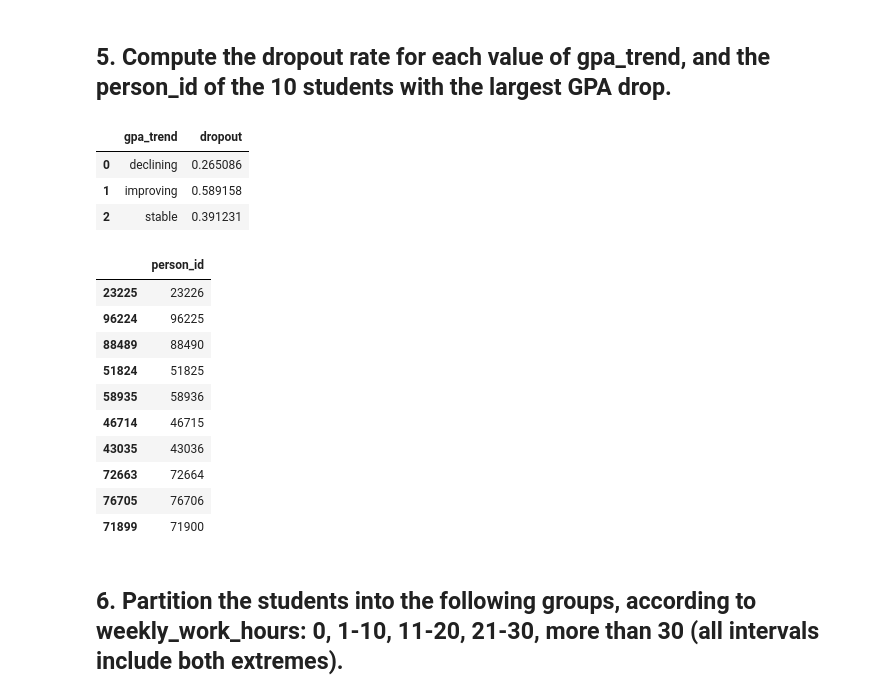
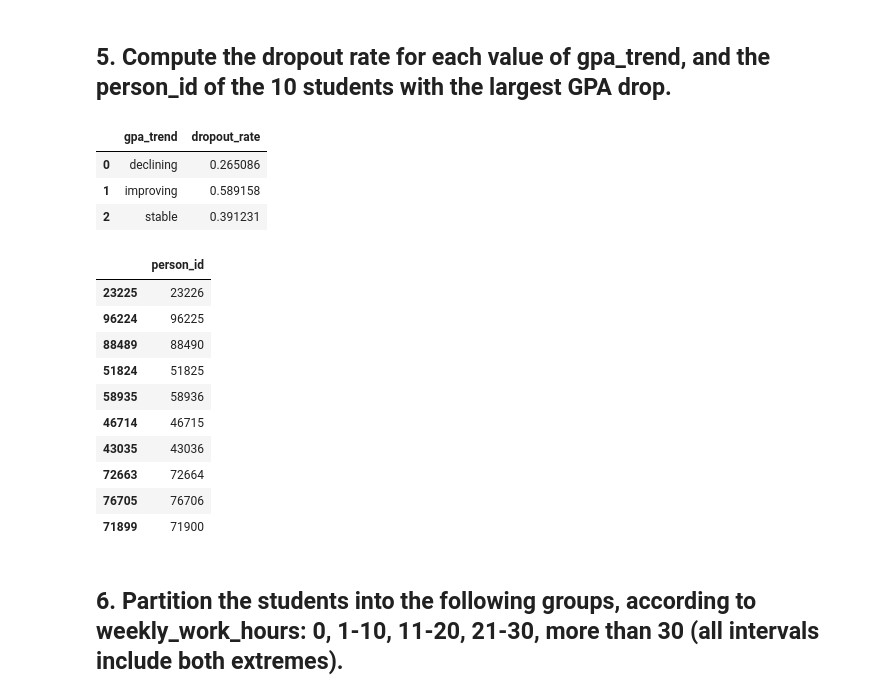
Before and after one commit to AFVicini/ViciniProjectFOCS, a Jupyter notebook: ViciniProjectFOCS.ipynb, the cells around one changed output. Saved outputs shown, nothing was run; the diff lists cells and outputs as text; code cells hidden in the pictures.

```diff
--- a/ViciniProjectFOCS.ipynb
+++ b/ViciniProjectFOCS.ipynb
@@ -85,13 +85,14 @@ For every student, the sum of units_passed and units_failed equals units_enrolle
 # %% [markdown]
 ## 5. Compute the dropout rate for each value of gpa_trend, and the person_id of the 10 students with the largest GPA drop.
 # %%
-dropout_rate = dropout_risk.groupby('gpa_trend',as_index=False)['dropout'].mean()
-display(dropout_rate)
+gpa_dropout_rate = dropout_risk.groupby('gpa_trend',as_index=False)['dropout'].mean()
+gpa_dropout_rate.columns = ['gpa_trend','dropout_rate']
+display(gpa_dropout_rate)
 
 gpa_drop = dropout_risk[dropout_risk['gpa_trend'] == 'declining'].sort_values('gpa_change')
 display(gpa_drop[['person_id']].head(10))
 # %% [output]
-|  | gpa_trend | dropout |
+|  | gpa_trend | dropout_rate |
 | 0 | declining | 0.265086 |
 | 1 | improving | 0.589158 |
 | 2 | stable | 0.391231 |
```
Also changed, not shown: parts of 3 cells of this notebook, 1 other file.
